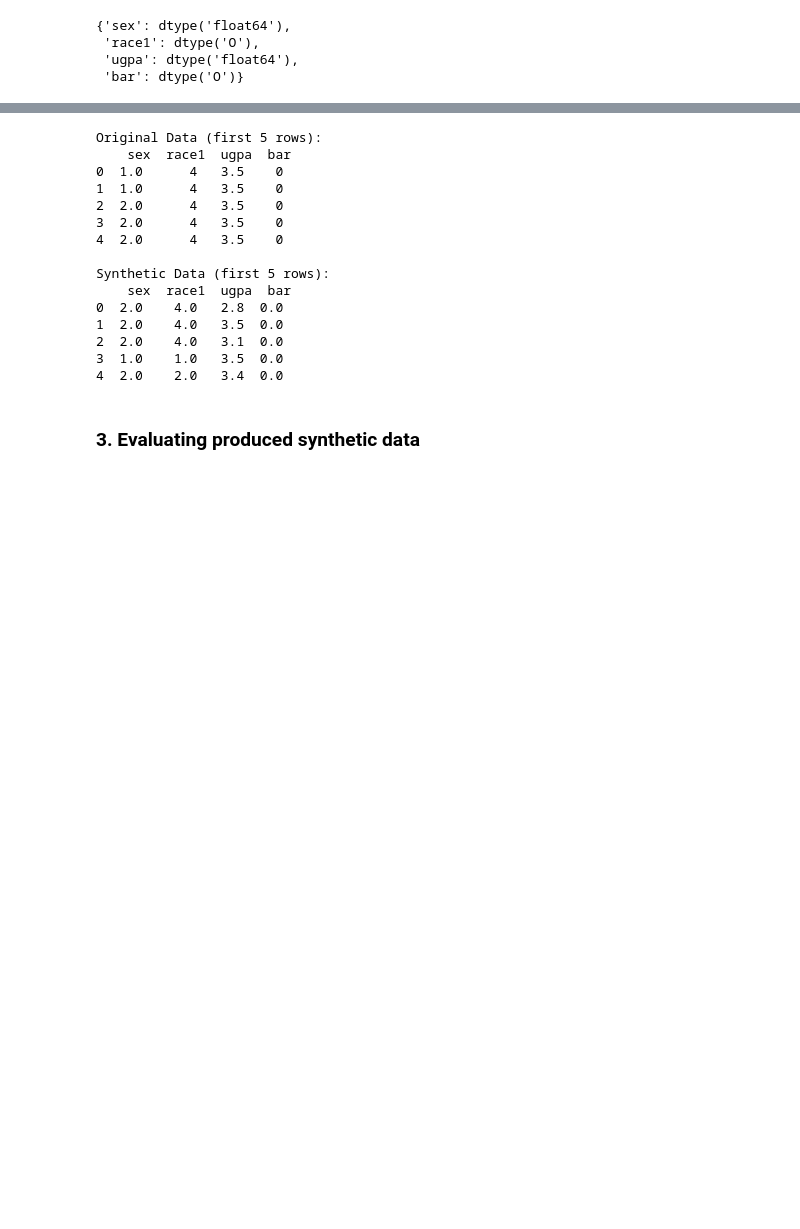
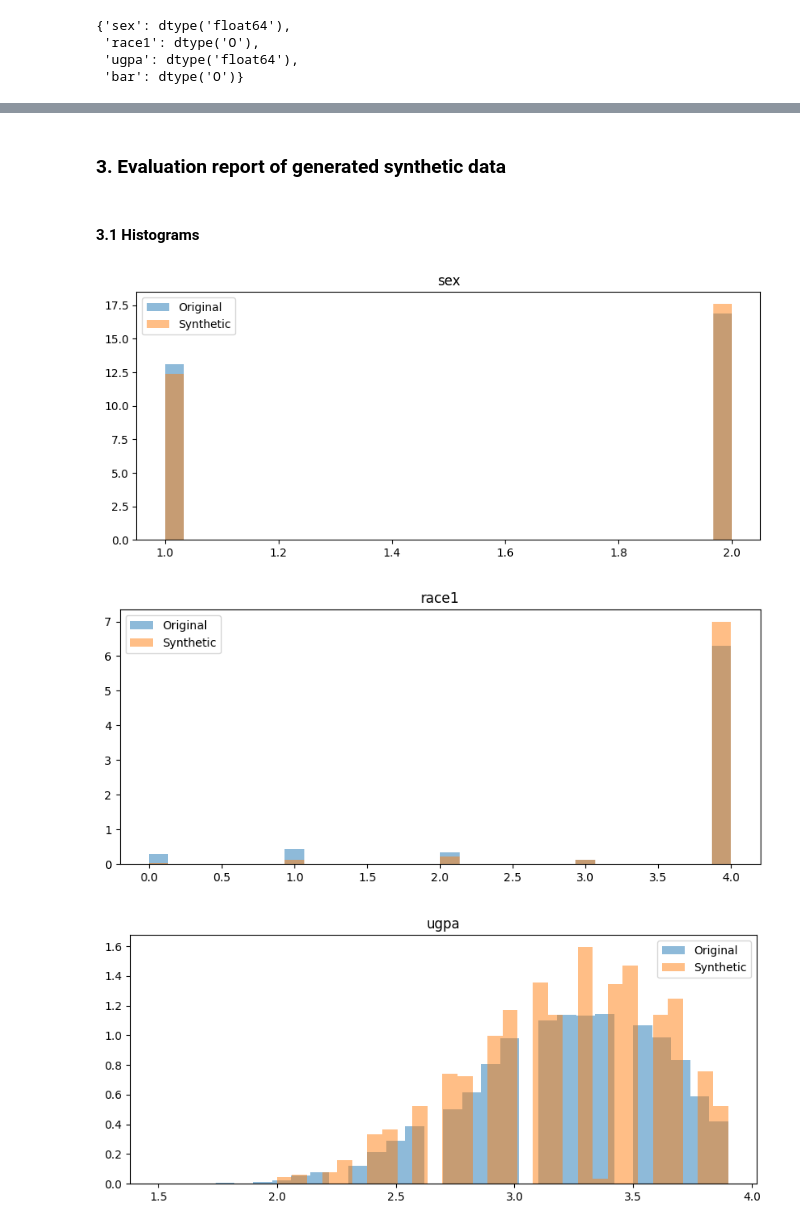
Before and after one commit to NGO-Algorithm-Audit/local-first-web-tool, a Jupyter notebook: notebooks/GC_LawSchoolAdmissionBar.ipynb, the cells around one changed output, grey strips where cells are left out. Drawn from its saved outputs; the diff is of its cells as text; code cells hidden in the pictures; blank space fills up the shorter version.

```diff
--- a/notebooks/GC_LawSchoolAdmissionBar.ipynb
+++ b/notebooks/GC_LawSchoolAdmissionBar.ipynb
@@ -141,23 +187,0 @@ NameError: name 'GaussianCopulaSynthesizer' is not defined
-# %%
-# Generate synthetic data
-synthetic_data = synthesizer.sample(1000)
-
-# Output some results
-print("Original Data (first 5 rows):\n", real_data.head())
-print("\nSynthetic Data (first 5 rows):\n", synthetic_data.head())
-# %% [output]
-Original Data (first 5 rows):
-    sex  race1  ugpa  bar
-0  1.0      4   3.5    0
-1  1.0      4   3.5    0
-2  2.0      4   3.5    0
-3  2.0      4   3.5    0
-4  2.0      4   3.5    0
-
-Synthetic Data (first 5 rows):
-    sex  race1  ugpa  bar
-0  2.0    4.0   2.8  0.0
-1  2.0    4.0   3.5  0.0
-2  2.0    4.0   3.1  0.0
-3  1.0    1.0   3.5  0.0
-4  2.0    2.0   3.4  0.0
@@ -164,2 +191,16 @@ Synthetic Data (first 5 rows):
 # %% [markdown]
-### 3. Evaluating produced synthetic data
+### 3. Evaluation report of generated synthetic data
+# %% [markdown]
+#### 3.1 Histograms
+# %%
+for column in real_data.columns:
+    plt.figure(figsize=(10, 4))
+    plt.hist(real_data[column], bins=30, alpha=0.5, label='Original', density=True)
+    plt.hist(synthetic_data[column], bins=30, alpha=0.5, label='Synthetic', density=True)
+    plt.title(f'{column}')
+    plt.legend()
+    plt.show()
+# %% [output]
+[figure, added]
+[figure, added]
+[figure, added]
```
Also changed, not shown: parts of 25 cells of this notebook.
